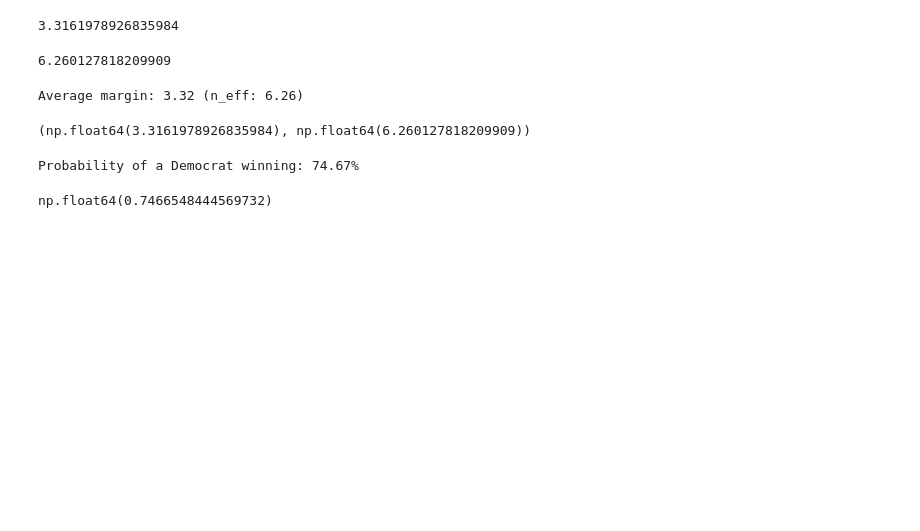
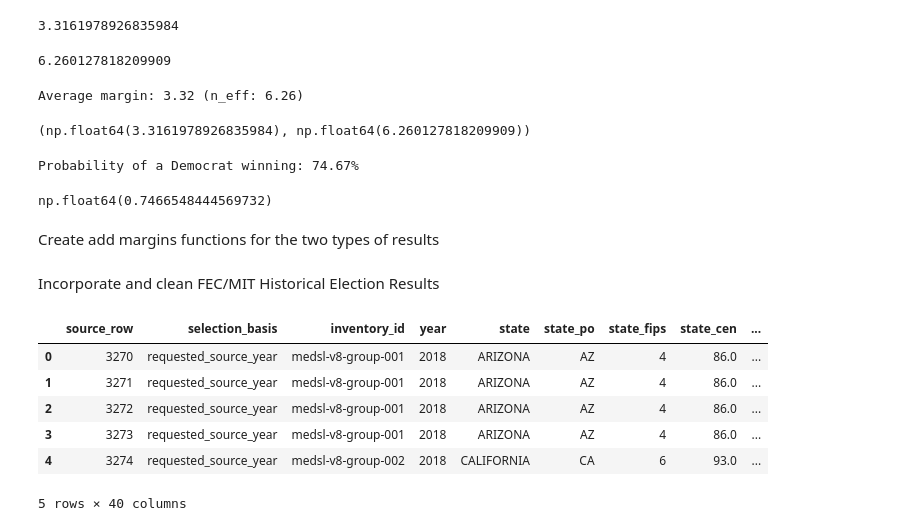
Before and after one commit to arasteh-git/election-modeling, a Jupyter notebook: notebooks/data-pulls.ipynb, the cells around one changed output. Saved outputs shown, nothing was run; the diff lists cells and outputs as text; code cells hidden in the pictures; blank space fills up the shorter version.

Commit message:
ingest and clean historical poll and results data.

```diff
--- a/notebooks/data-pulls.ipynb
+++ b/notebooks/data-pulls.ipynb
@@ -108,5 +108,7 @@ p_dem_win(3.32, 5)
 # %% [output]
 Probability of a Democrat winning: 74.67%
 np.float64(0.7466548444569732)
+# %% [markdown]
+Create add margins functions for the two types of results
 # %%
 def add_margins_polls(raw_poll):
@@ -116,0 +121,17 @@ def add_margins_results(raw_results):
+# %% [markdown]
+Incorporate and clean FEC/MIT Historical Election Results
+# %%
+base = '../data/processed/senate_calibration/20261006T024116Z_20261006T035630Z_v1'
+
+results = pd.read_csv(f'{base}/candidate_results.csv',
+                      dtype=str, keep_default_na=False)
+
+results.head()
+# %% [output]
+|  | source_row | selection_basis | inventory_id | year | state | state_po | state_fips | state_cen | ... |
+| 0 | 3270 | requested_source_year | medsl-v8-group-001 | 2018 | ARIZONA | AZ | 4 | 86.0 | ... |
+| 1 | 3271 | requested_source_year | medsl-v8-group-001 | 2018 | ARIZONA | AZ | 4 | 86.0 | ... |
+| 2 | 3272 | requested_source_year | medsl-v8-group-001 | 2018 | ARIZONA | AZ | 4 | 86.0 | ... |
+| 3 | 3273 | requested_source_year | medsl-v8-group-001 | 2018 | ARIZONA | AZ | 4 | 86.0 | ... |
+| 4 | 3274 | requested_source_year | medsl-v8-group-002 | 2018 | CALIFORNIA | CA | 6 | 93.0 | ... |
+5 rows × 40 columns
```
Also changed, not shown: parts of 8 cells of this notebook.
